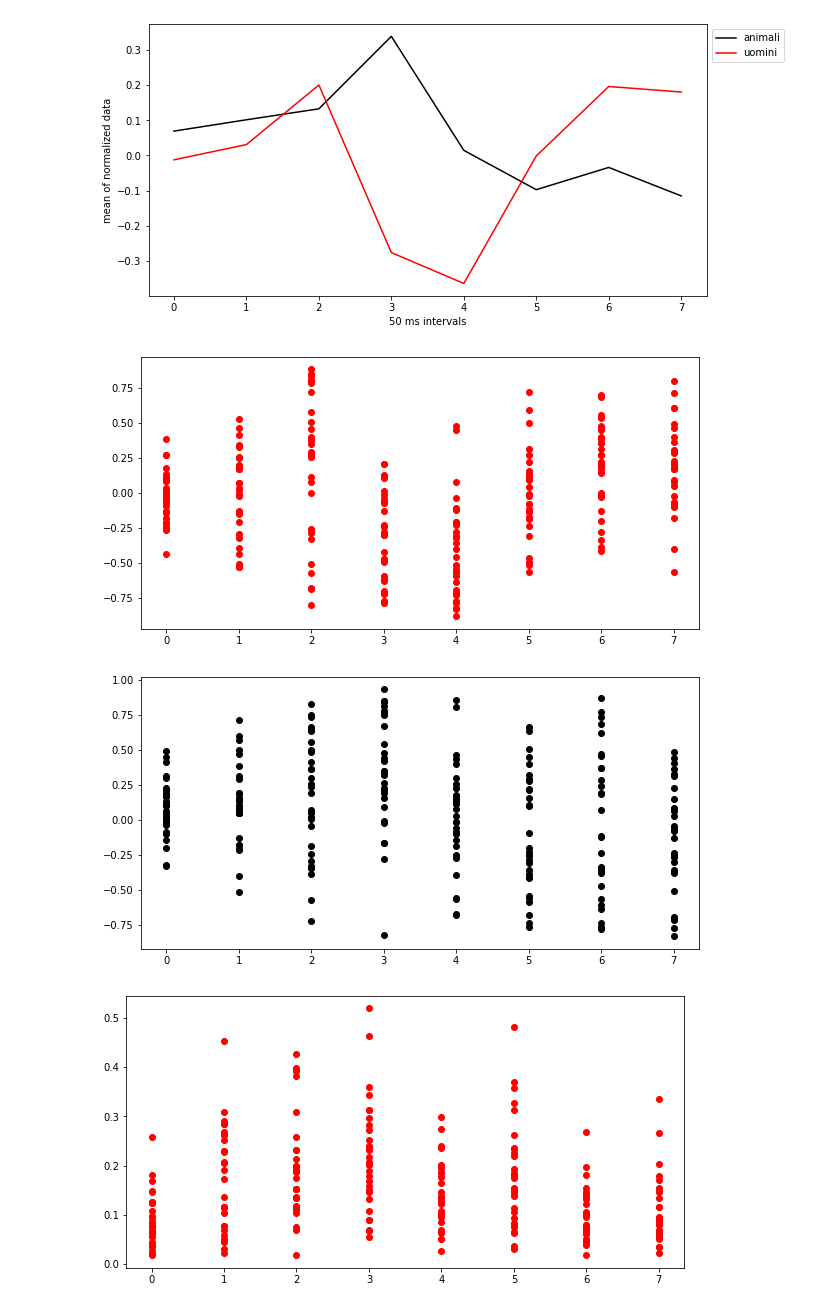
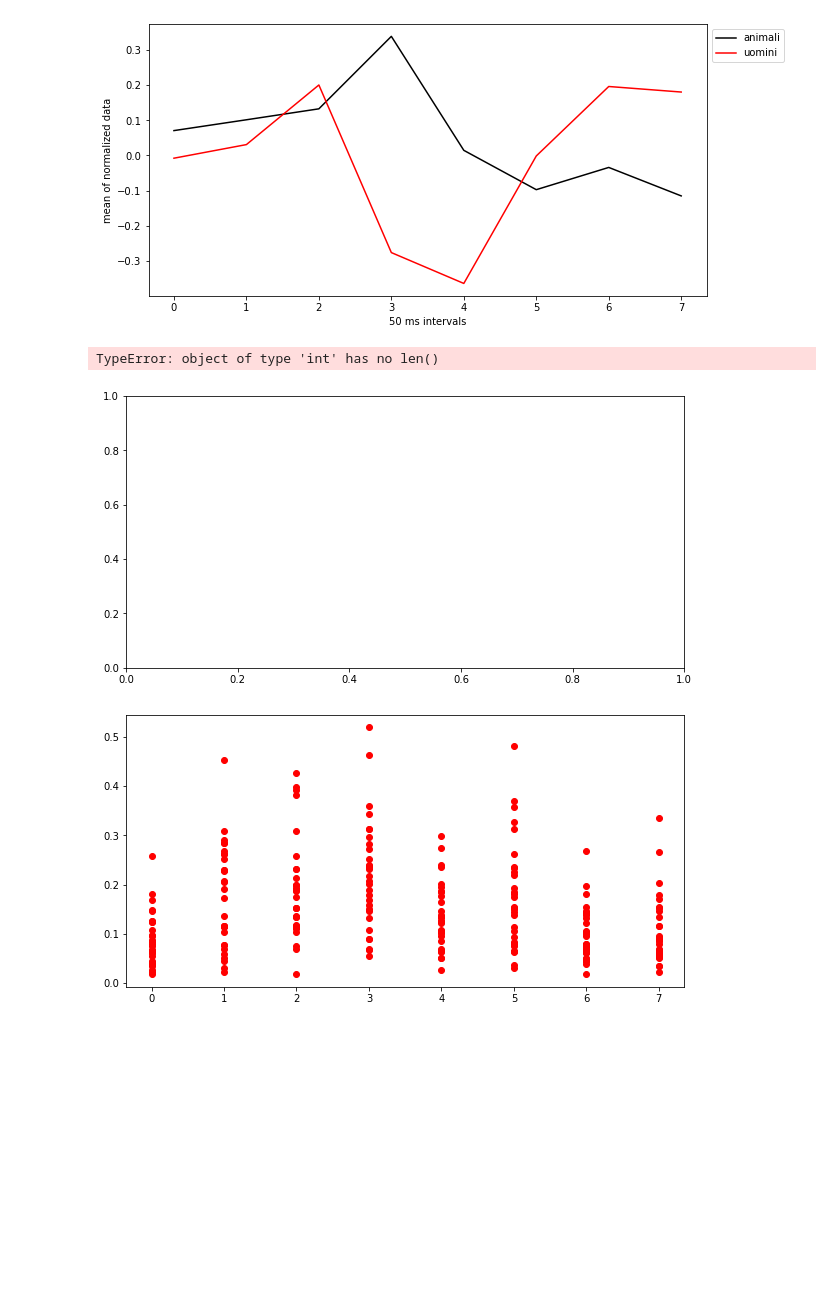
Before and after one commit to Diego41ITA/EEG-analysis, a Jupyter notebook: Read ERP_interval.ipynb, the cells around one changed output. Drawn from its saved outputs; the diff is of its cells as text; code cells hidden in the pictures; blank space fills up the shorter version.

```diff
--- a/Read ERP_interval.ipynb
+++ b/Read ERP_interval.ipynb
@@ -89,6 +108,6 @@ plt.legend(bbox_to_anchor = (1.0, 1), loc = 'upper left')
 # %%
 #Indici che definiscono gli intervalli
-Sid=[24,37,49,61,73,85,98,110,123]
+Sid=[25,37,49,61,73,85,98,110,123]
 
 #Ottengo gli intervalli dai vettori tempo e categorie animali e uomini
 S_x=[np.take(x,np.arange(Sid[i],Sid[i+1]))for  i in range(len(Sid)-1)]
@@ -124,15 +143,15 @@ S_ent_a=[[scipy.stats.entropy(i, qk=None, base=None, axis=0) for  i in S_a[j]]fo
 S_ent_u=[[scipy.stats.entropy(i, qk=None, base=None, axis=0) for  i in S_u[j]]for j in range(len(vett_animali))]
 # %%
 plt.figure(figsize = (10, 5))
-for  i in range(len(vett_animali)):
-    plt.scatter(range(8),S_mean_u[i], color='r')
+for  i in range(8):
+    plt.boxplot(S_mean_a[:][i])
 
 plt.figure(figsize = (10, 5))
 for  i in range(len(vett_animali)):
     plt.scatter(range(8),S_mean_a[i], color='k' )
 # %% [output]
+TypeError: object of type 'int' has no len()
-[figure, old version]
+[figure, new version]
-[figure, removed]
 # %%
 plt.figure(figsize = (10, 5))
 for  i in range(len(vett_animali)):
```
Also changed, not shown: parts of 12 cells of this notebook, 1 other file.
